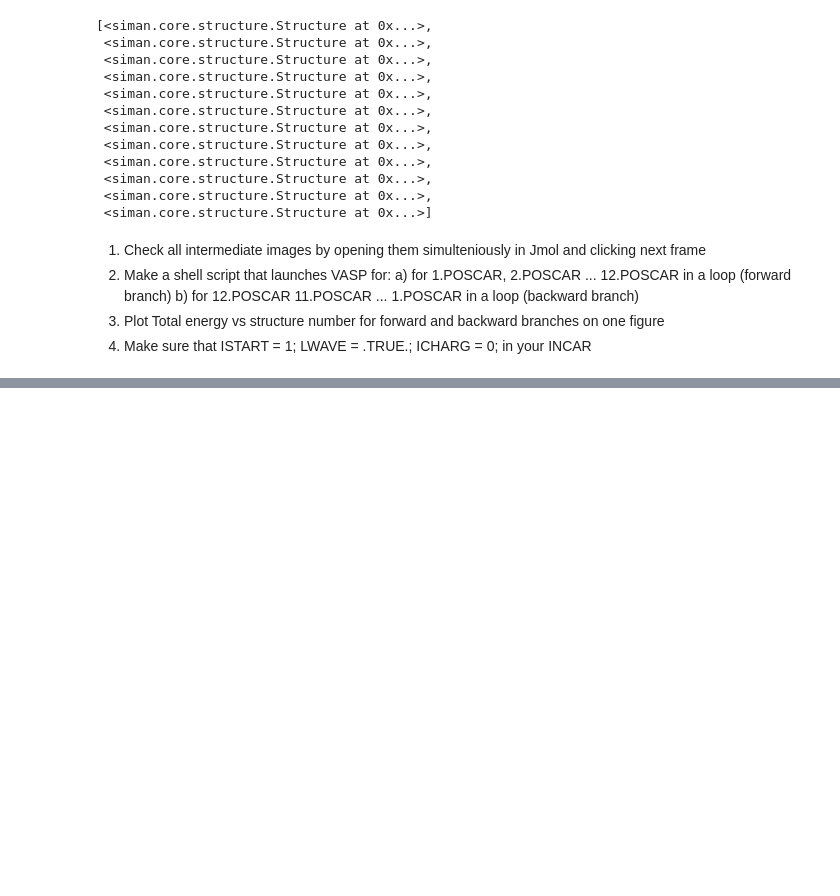
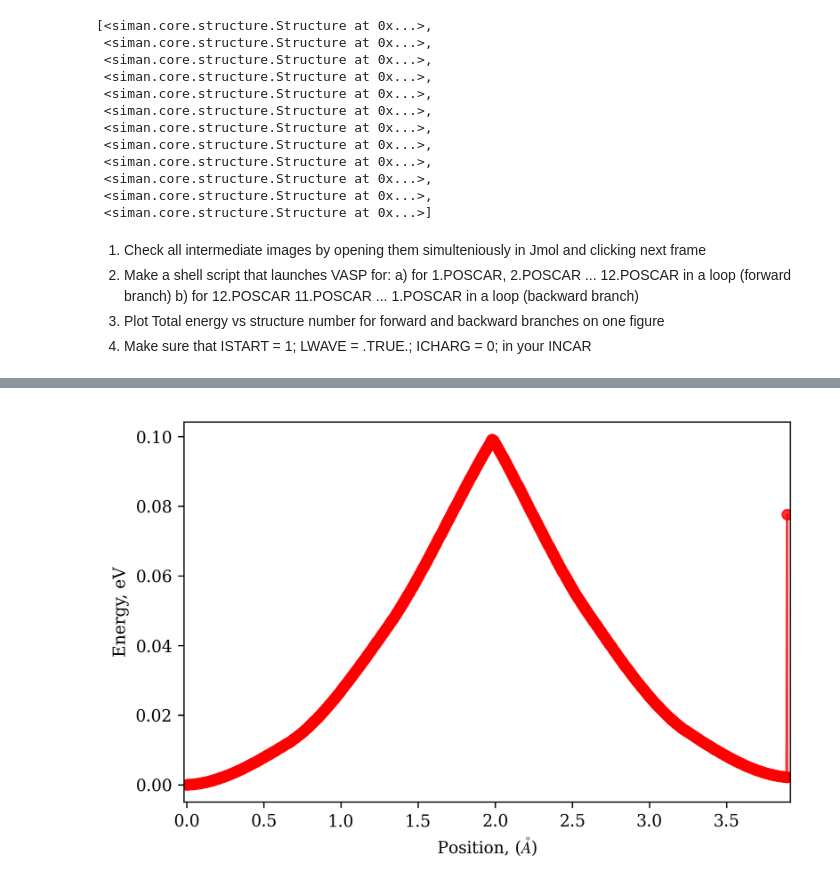
Before and after one commit to dimonaks/siman, a Jupyter notebook: tutorials/polaron.ipynb, the cells around one changed output, grey strips where cells are left out. Drawn from its saved outputs; the diff is of its cells as text; code cells hidden in the pictures; blank space fills up the shorter version.

```diff
--- a/tutorials/polaron.ipynb
+++ b/tutorials/polaron.ipynb
@@ -60,0 +165,4 @@ interpolate(st1, st2, images = 10, write_poscar = 1, omit_edges = 0, poscar_fold
+# %%
+Image(filename=('./figs/png/polmep.LiFePO4.PHtest.1u.U4.0.png'))
+# %% [output]
+[figure, added]
```
Also changed, not shown: parts of 6 cells of this notebook, 10 other files.
